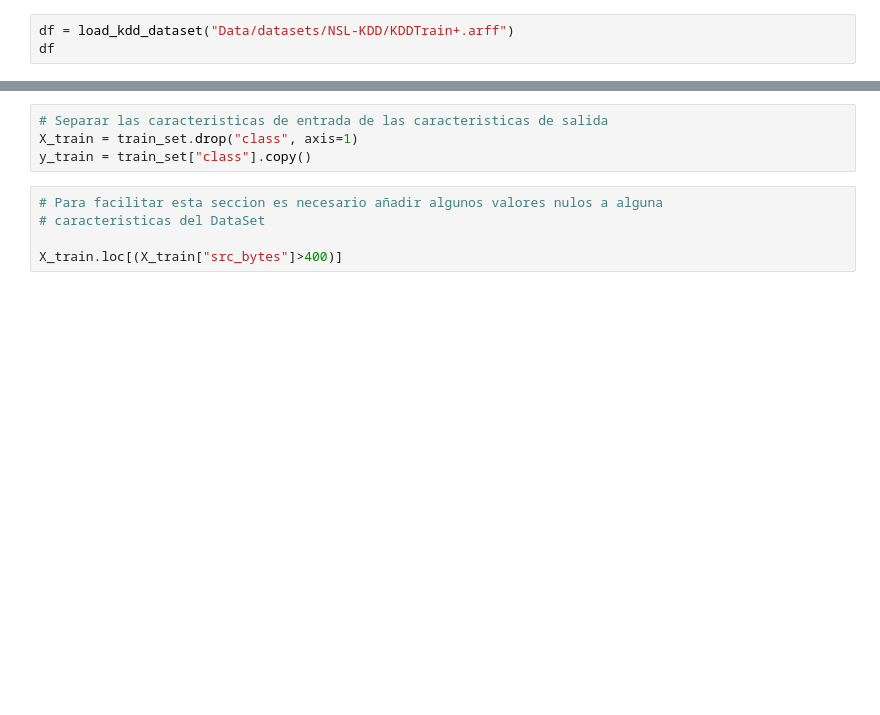
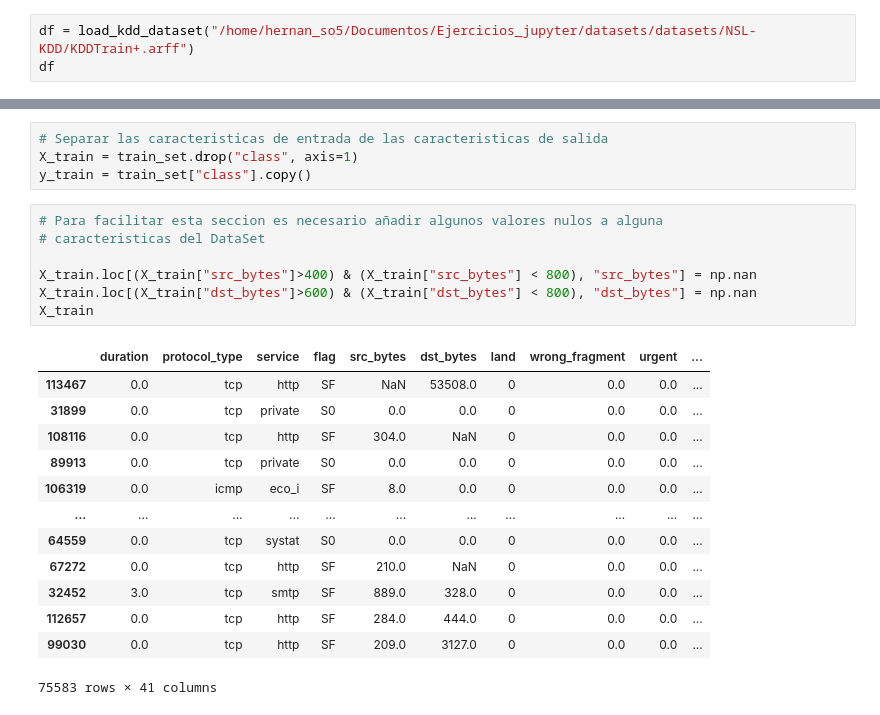
Before and after one commit to Luishernan5/Ejercicios_jupyter, a Jupyter notebook: 08_Preparacion_DataSet.ipynb, the cells around one changed output, grey strips where cells are left out. Cells and saved outputs as stored; diff of their text form; blank space fills up the shorter version.

```diff
--- a/08_Preparacion_DataSet.ipynb
+++ b/08_Preparacion_DataSet.ipynb
@@ -93,7 +93,7 @@ def train_val_test_split(df, rstate=42, shuffle=True, stratify=None):
 # %% [markdown]
 ## 1.- Lectura del DataSet
 # %%
-df = load_kdd_dataset("Data/datasets/NSL-KDD/KDDTrain+.arff")
+df = load_kdd_dataset("/home/hernan_so5/Documentos/Ejercicios_jupyter/datasets/datasets/NSL-KDD/KDDTrain+.arff")
 df
 # %% [output]
 |  | duration | protocol_type | service | flag | src_bytes | dst_bytes | land | wrong_fragment | urgent | ... |
@@ -132,5 +132,21 @@ y_train = train_set["class"].copy()
 # %%
 # Para facilitar esta seccion es necesario añadir algunos valores nulos a alguna
 # caracteristicas del DataSet
 
-X_train.loc[(X_train["src_bytes"]>400)]
+X_train.loc[(X_train["src_bytes"]>400) & (X_train["src_bytes"] < 800), "src_bytes"] = np.nan
+X_train.loc[(X_train["dst_bytes"]>600) & (X_train["dst_bytes"] < 800), "dst_bytes"] = np.nan
+X_train
+# %% [output]
+|  | duration | protocol_type | service | flag | src_bytes | dst_bytes | land | wrong_fragment | urgent | ... |
+| 113467 | 0.0 | tcp | http | SF | NaN | 53508.0 | 0 | 0.0 | 0.0 | ... |
+| 31899 | 0.0 | tcp | private | S0 | 0.0 | 0.0 | 0 | 0.0 | 0.0 | ... |
+| 108116 | 0.0 | tcp | http | SF | 304.0 | NaN | 0 | 0.0 | 0.0 | ... |
+| 89913 | 0.0 | tcp | private | S0 | 0.0 | 0.0 | 0 | 0.0 | 0.0 | ... |
+| 106319 | 0.0 | icmp | eco_i | SF | 8.0 | 0.0 | 0 | 0.0 | 0.0 | ... |
+| ... | ... | ... | ... | ... | ... | ... | ... | ... | ... | ... |
+| 64559 | 0.0 | tcp | systat | S0 | 0.0 | 0.0 | 0 | 0.0 | 0.0 | ... |
+| 67272 | 0.0 | tcp | http | SF | 210.0 | NaN | 0 | 0.0 | 0.0 | ... |
+| 32452 | 3.0 | tcp | smtp | SF | 889.0 | 328.0 | 0 | 0.0 | 0.0 | ... |
+| 112657 | 0.0 | tcp | http | SF | 284.0 | 444.0 | 0 | 0.0 | 0.0 | ... |
+| 99030 | 0.0 | tcp | http | SF | 209.0 | 3127.0 | 0 | 0.0 | 0.0 | ... |
+75583 rows × 41 columns
```
Also changed, not shown: parts of 48 cells of this notebook, 3 other files.
